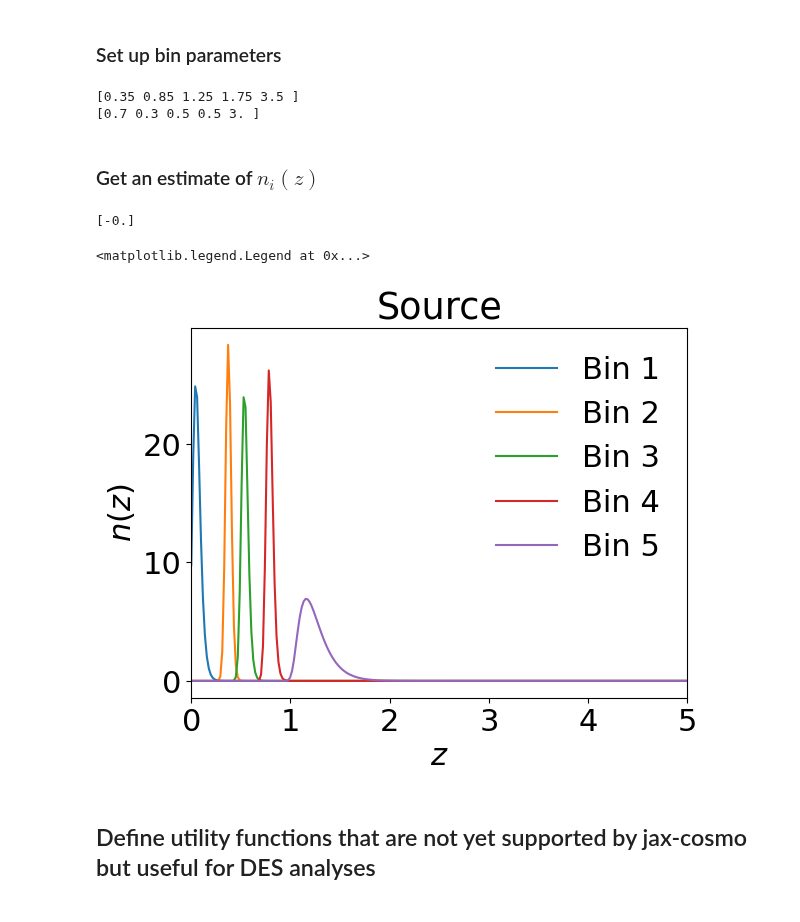
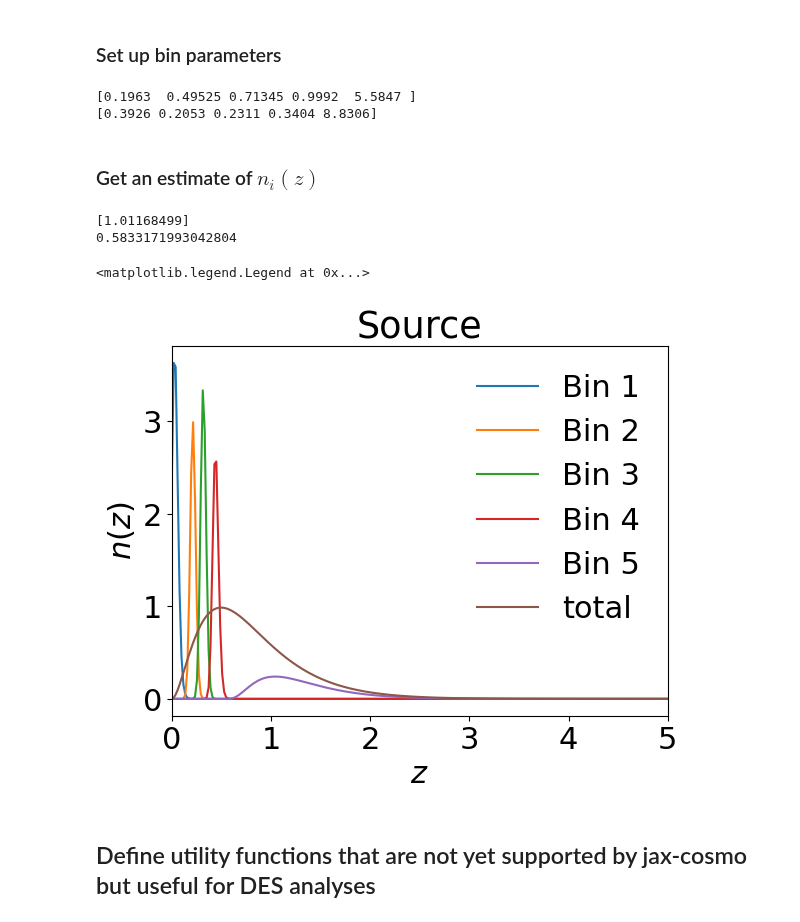
Before and after one commit to cmatties/CAMB-Workbook, a Jupyter notebook: Modified_Fisher_LSSTY1_Omega_m_Gamma.ipynb, the cells around one changed output. Drawn from its saved outputs; the diff is of its cells as text; code cells hidden in the pictures.

```diff
--- a/Modified_Fisher_LSSTY1_Omega_m_Gamma.ipynb
+++ b/Modified_Fisher_LSSTY1_Omega_m_Gamma.ipynb
@@ -102,7 +103,7 @@ print(nz_s)
 # %% [markdown]
 ### Set up bin parameters
 # %%
-zbin_edges=np.array([0.,0.7,1.,1.5,2.,5.])
+zbin_edges=np.array([0, .3926, .5979, .829, 1.1694, 10])
 zbin_centers=0.5*(zbin_edges[:-1] + zbin_edges[1:])
 zbin_widths=zbin_edges[1:]-zbin_edges[:-1]
 zbin_transitions=np.ones_like(zbin_centers)*0.05
@@ -110,15 +111,21 @@ zbin_smooth_sigmas=np.ones_like(zbin_centers)*0.05
 print(zbin_centers)
 print(zbin_widths)
 # %% [output]
-[0.35 0.85 1.25 1.75 3.5 ]
-[0.7 0.3 0.5 0.5 3. ]
+[0.1963  0.49525 0.71345 0.9992  5.5847 ]
+[0.3926 0.2053 0.2311 0.3404 8.8306]
 # %% [markdown]
 ### Get an estimate of $n_i(z)$
 # %%
 nzs_s = [jc.redshift.gaussian_sigmoid_nz(nz_s,
                         zbin_centers[i], zbin_widths[i], zbin_transitions[i],
-                        #0.0, zbin_smooth_sigmas[i])
-                         bw=zbin_smooth_sigmas[i])
+                        0.0, bw=zbin_smooth_sigmas[i], gals_per_arcmin2=nz_s.gals_per_arcmin2/len(zbin_centers))
+                        # bw=zbin_smooth_sigmas[i])
+        for i in range(zbin_centers.shape[0])]
+
+nzs_l = [jc.redshift.gaussian_sigmoid_nz(nz_l,
+                        zbin_centers[i], zbin_widths[i], zbin_transitions[i],
+                        0.0, bw=zbin_smooth_sigmas[i])
+                        # bw=zbin_smooth_sigmas[i])
         for i in range(zbin_centers.shape[0])]
 #nzs_s = []
 #for i in range(len(zbin_centers)):
@@ -130,24 +137,26 @@ nzs_s = [jc.redshift.gaussian_sigmoid_nz(nz_s,
 #nzs_s = jc.redshift.gaussian_convolution(nz_s, 0, .05)
 #print(nzs_s[0](.5))
 # %%
-print(nzs_s[-1](5.))
+print(nzs_s[-1](1.2))
+print(nz_s(1))
 # %% [output]
-[-0.]
+[1.01168499]
+0.5833171993042804
 # %%
 z = np.linspace(0.,5., 257)
 fig, ax = plt.subplots()
 for i in range(5):
-    ax.plot(z, nzs_s[i](z), label='Bin '+str(i+1))
-
+    ax.plot(z, nzs_s[i](z)*.1, label='Bin '+str(i+1))
+ax.plot(z, nz_s(z), label='total')
 #ax.set_ylim(0.,1.)
 ax.set_xlim(0.,5.)
 ax.set_title('Source')
 ax.set_ylabel(r'$n(z)$')
 ax.set_xlabel(r'$z$')
 ax.legend(frameon=False)
 # %% [output]
 <matplotlib.legend.Legend at 0x...>
-[figure, old version]
+[figure, new version]
 # %%
 #print(jc.scipy.integrate.romb(n_source_total, 0, .4509))
 # %% [markdown]
```
Also changed, not shown: parts of 4 cells of this notebook.
